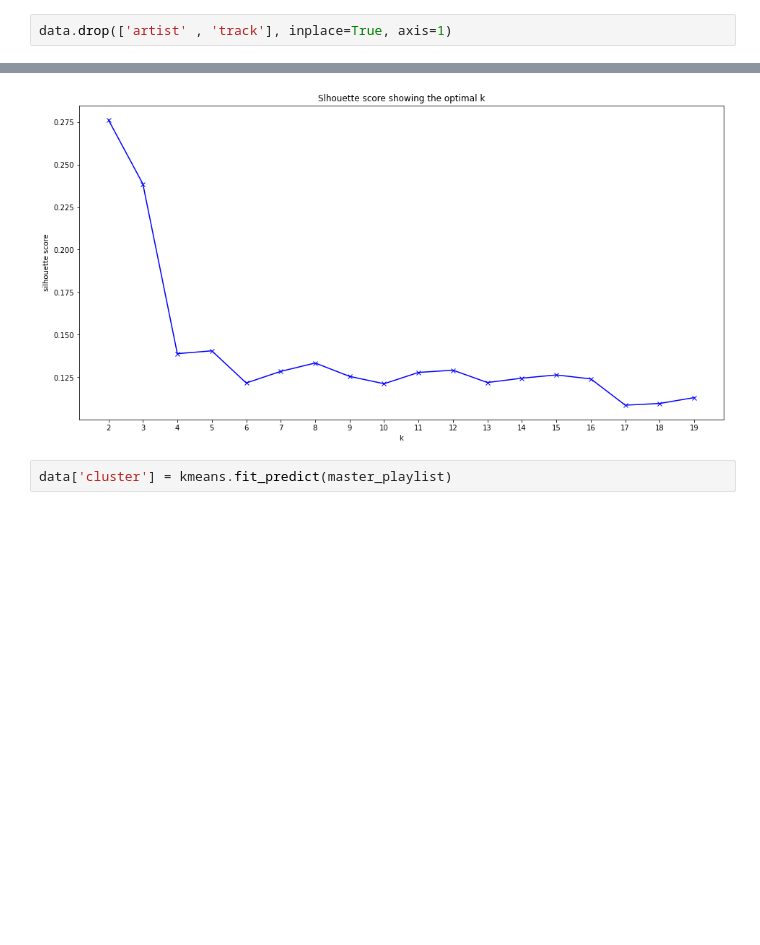
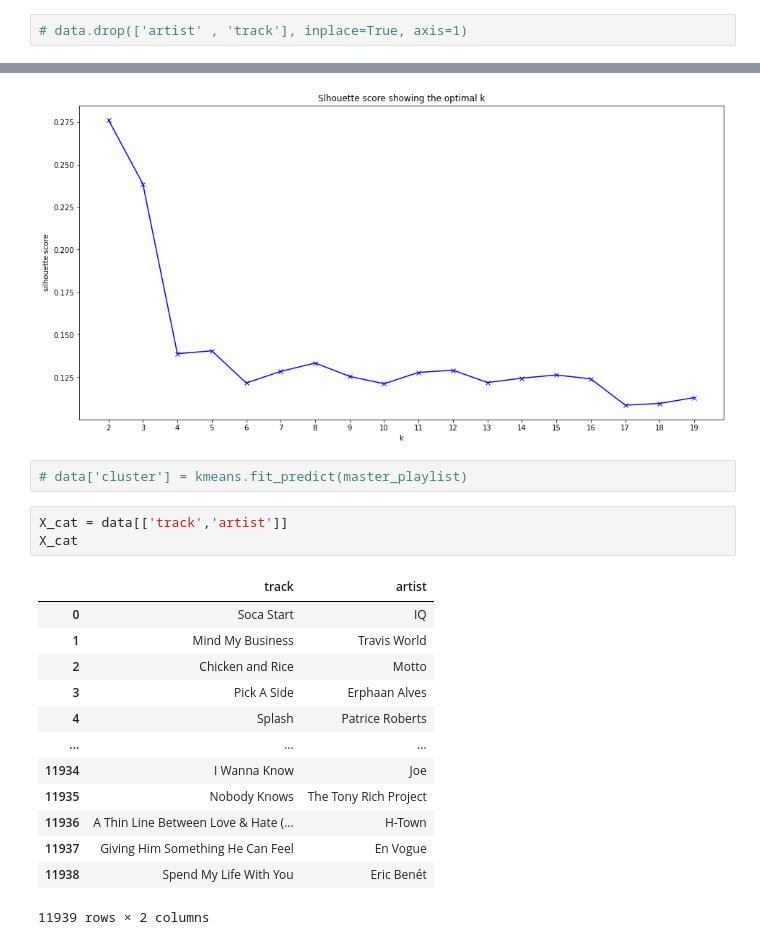
Before and after one commit to colemaqe/lab-web-scraping-single-page, a Jupyter notebook: New Playlist.ipynb, the cells around one changed output, grey strips where cells are left out. Cells and saved outputs as stored; diff of their text form; blank space fills up the shorter version.

```diff
--- a/New Playlist.ipynb
+++ b/New Playlist.ipynb
@@ -935,7 +953,7 @@ data
 | 11938 | Eric Benét | Spend My Life With You | 0.583 | 0.435 | 8 | -8.784 | 1 | 0.0386 | 0.43400 | ... |
 11939 rows × 15 columns
 # %%
-data.drop(['artist' , 'track'], inplace=True, axis=1)
+# data.drop(['artist' , 'track'], inplace=True, axis=1)
 # %%
 from sklearn.preprocessing import StandardScaler
 X_prep = StandardScaler().fit_transform(data)
@@ -1049,4 +1100,21 @@ plt.title('Slhouette score showing the optimal k')
 Text(0.5, 1.0, 'Slhouette score showing the optimal k')
 [figure]
 # %%
-data['cluster'] = kmeans.fit_predict(master_playlist)
+# data['cluster'] = kmeans.fit_predict(master_playlist)
+# %%
+X_cat = data[['track','artist']]
+X_cat
+# %% [output]
+|  | track | artist |
+| 0 | Soca Start | IQ |
+| 1 | Mind My Business | Travis World |
+| 2 | Chicken and Rice | Motto |
+| 3 | Pick A Side | Erphaan Alves |
+| 4 | Splash | Patrice Roberts |
+| ... | ... | ... |
+| 11934 | I Wanna Know | Joe |
+| 11935 | Nobody Knows | The Tony Rich Project |
+| 11936 | A Thin Line Between Love & Hate (... | H-Town |
+| 11937 | Giving Him Something He Can Feel | En Vogue |
+| 11938 | Spend My Life With You | Eric Benét |
+11939 rows × 2 columns
```
Also changed, not shown: parts of 15 cells of this notebook, 2 other files.
